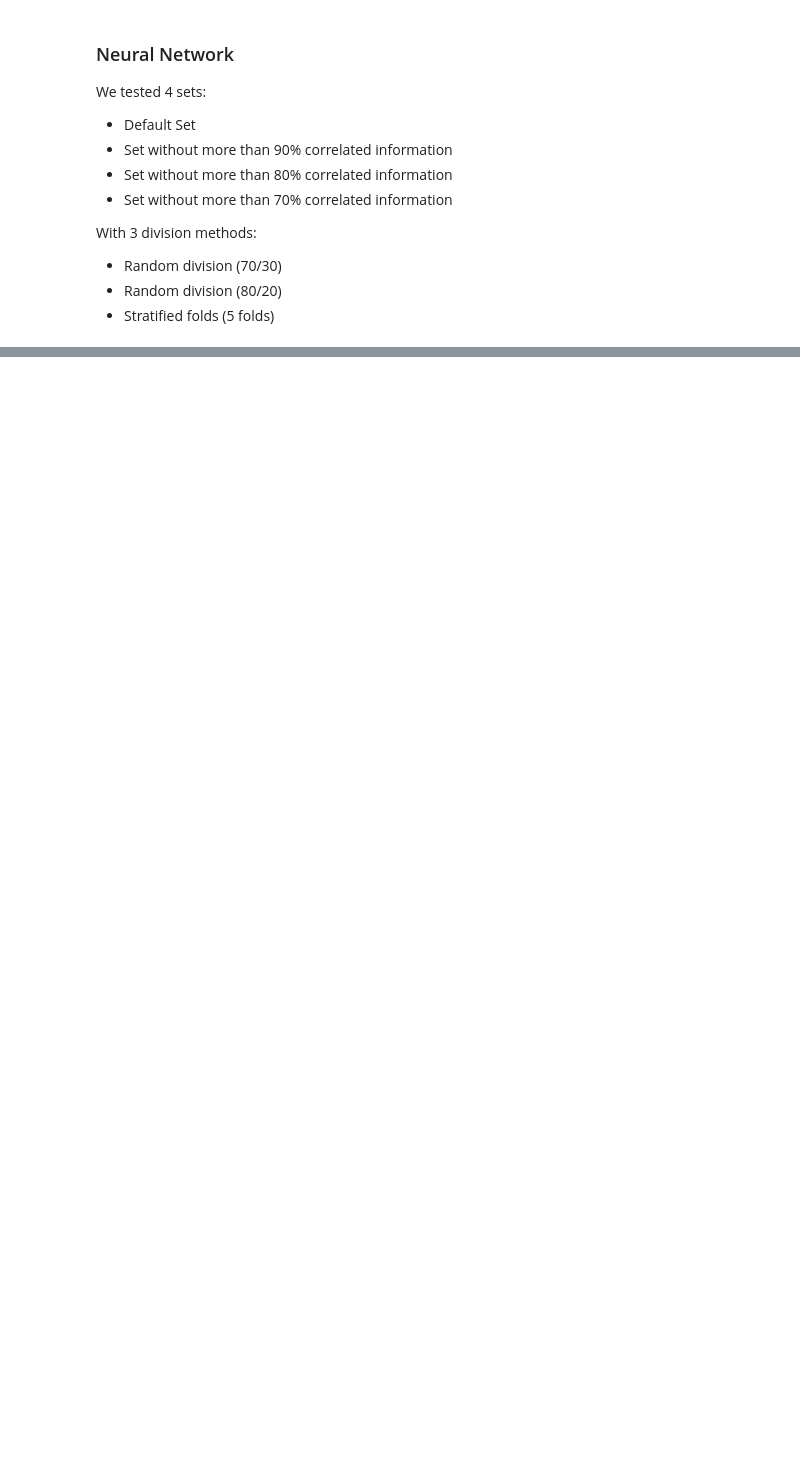
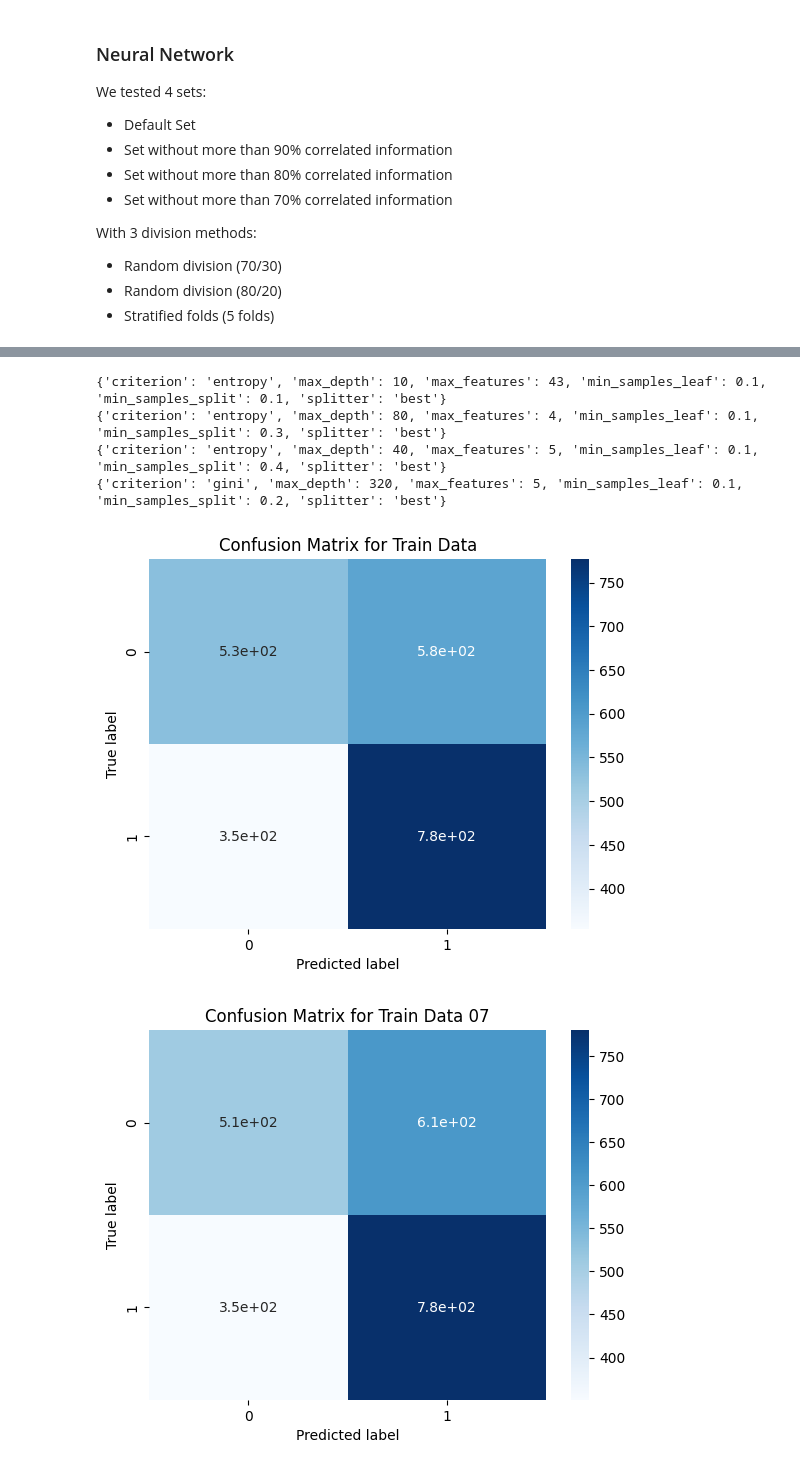
Before and after one commit to afs202005277/HeartDiseasePrediction, a Jupyter notebook: project.ipynb, the cells around one changed output, grey strips where cells are left out. Saved outputs shown, nothing was run; the diff lists cells and outputs as text; code cells hidden in the pictures; blank space fills up the shorter version.

```diff
--- a/project.ipynb
+++ b/project.ipynb
@@ -514,0 +599,79 @@ plt.show()
+# %%
+params = {
+    'criterion': ['gini', 'entropy'],
+    'splitter': ['best', 'random'],
+    'max_depth': [1, 2, 5, 10, 20, 40, 80, 160, 320, 640, None],
+    'min_samples_split': [0.1, 0.2, 0.3, 0.4, 0.5, 0.6, 0.7, 0.8, 0.9, 1.0],
+    'min_samples_leaf': [0.1, 0.2, 0.3, 0.4, 0.5, 0.6, 0.7, 0.8, 0.9],
+    'max_features': [None] + [x for x in range(1, len(train_data.columns))]
+}
+names = ['Train Data', 'Train Data 07', 'Train Data 08', 'Train Data 09']
+datasets = [train_data, train_data_07, train_data_08, train_data_09]
+target_column = "is_claim"
+results = []
+# %%
+
+from sklearn.model_selection import GridSearchCV
+
+for dataset in datasets:
+    X = dataset.drop(target_column, axis=1)
+    y = dataset[target_column]
+    X_train, X_test, y_train, y_test = train_test_split(X, y, test_size=0.3, random_state=42)
+    grid_search = GridSearchCV(DecisionTreeClassifier(), param_grid=params, cv=5, n_jobs=-1)
+    grid_search.fit(X_train, y_train)
+    best_params = grid_search.best_params_
+    y_pred = grid_search.predict(X_test)
+    print(best_params)
+    # Best params results:
+    # {'criterion': 'entropy', 'max_depth': 20, 'max_features': 32, 'min_samples_leaf': 0.1, 'min_samples_split': 0.5, 'splitter': 'best'}
+    # {'criterion': 'entropy', 'max_depth': 20, 'max_features': 3, 'min_samples_leaf': 0.1, 'min_samples_split': 0.6, 'splitter': 'best'}
+    # {'criterion': 'entropy', 'max_depth': 640, 'max_features': 5, 'min_samples_leaf': 0.1, 'min_samples_split': 0.6, 'splitter': 'best'}
+    # {'criterion': 'gini', 'max_depth': 10, 'max_features': 6, 'min_samples_leaf': 0.1, 'min_samples_split': 0.2, 'splitter': 'best'}
+
+    conf_matrix = confusion_matrix(y_test, y_pred)
+    precision = precision_score(y_test, y_pred, average='weighted', zero_division=1)
+    recall = recall_score(y_test, y_pred, average='weighted')
+    accuracy = accuracy_score(y_test, y_pred)
+    f1 = f1_score(y_test, y_pred, average='weighted')
+
+    # Store the results
+    results.append({
+        'Confusion Matrix': conf_matrix,
+        'Precision': precision,
+        'Recall': recall,
+        'Accuracy': accuracy,
+        'F1 Score': f1,
+    })
+for i, result in enumerate(results):
+    # Create a heatmap of the confusion matrix
+    sb.heatmap(result['Confusion Matrix'], annot=True, cmap='Blues')
+
+    # Add labels and title to the plot
+    plt.xlabel('Predicted label')
+    plt.ylabel('True label')
+    plt.title(f'Confusion Matrix for ' + names[i])
+
+    # Show the plot
+    plt.show()
+metrics = ['Precision', 'Recall', 'Accuracy', 'F1 Score']
+for metric in metrics:
+    # Extract the metric values for each dataset
+    values = [result[metric] for result in results]
+
+    # Create a bar plot to compare the metric values
+    sb.barplot(x=names, y=values)
+
+    # Add labels and title to the plot
+    plt.xlabel('Dataset')
+    plt.ylabel(metric)
+    plt.title(f'{metric} comparison across datasets')
+
+    # Show the plot
+    plt.show()
+# %% [output]
+{'criterion': 'entropy', 'max_depth': 10, 'max_features': 43, 'min_samples_leaf': 0.1, 'min_samples_split': 0.1, 'splitter': 'best'}
+{'criterion': 'entropy', 'max_depth': 80, 'max_features': 4, 'min_samples_leaf': 0.1, 'min_samples_split': 0.3, 'splitter': 'best'}
+{'criterion': 'entropy', 'max_depth': 40, 'max_features': 5, 'min_samples_leaf': 0.1, 'min_samples_split': 0.4, 'splitter': 'best'}
+{'criterion': 'gini', 'max_depth': 320, 'max_features': 5, 'min_samples_leaf': 0.1, 'min_samples_split': 0.2, 'splitter': 'best'}
+[figure, added]
+[figure, added]
```
Also changed, not shown: parts of 12 cells of this notebook, 4 other files.
